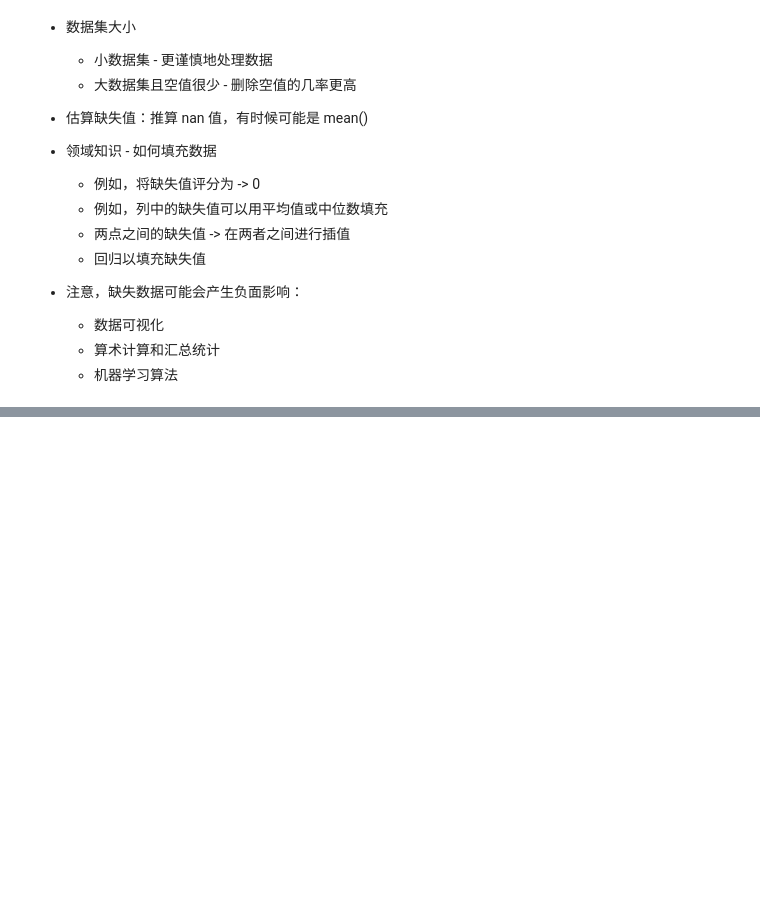
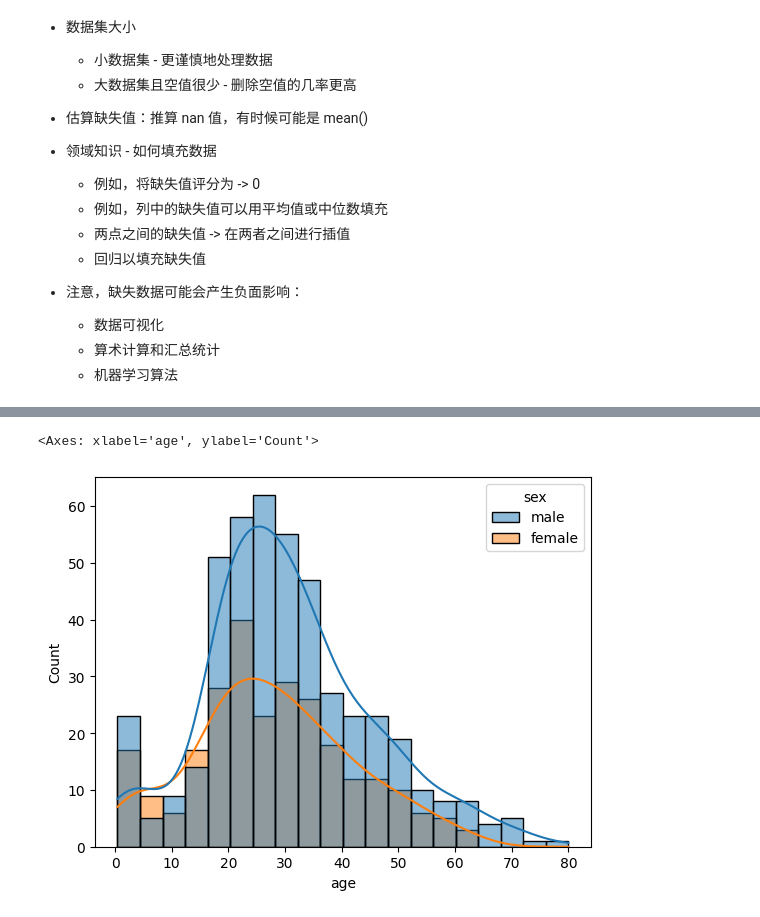
Before and after one commit to JessieH521/Data_Platform_DE24, a Jupyter notebook: 03_PANDAS_SERIES_DATAFRAME/3_missing_data.ipynb, the cells around one changed output, grey strips where cells are left out. Drawn from its saved outputs; the diff is of its cells as text; code cells hidden in the pictures; blank space fills up the shorter version.

```diff
--- a/03_PANDAS_SERIES_DATAFRAME/3_missing_data.ipynb
+++ b/03_PANDAS_SERIES_DATAFRAME/3_missing_data.ipynb
@@ -193,0 +203,5 @@ scores.fillna(0)    # 赋值给 nan 的值 为0
+# %%
+import seaborn as sns
+
+titanic = sns.load_dataset("titanic")   # Dataframe
+titanic.head()
@@ -193,0 +256,11 @@ scores.fillna(0)    # 赋值给 nan 的值 为0
+# %%
+# 直方图（Histogram）, 核密度估计图（KDE）Kernel Density Estimation）
+#核密度估计是一种平滑的概率密度函数，用曲线表示变量的分布，而不是用离散的柱形图。
+# 加上 kde=True 参数后，会在直方图上叠加一条平滑的分布曲线，表示数据的密度分布.
+# 设置 kde=False 的效果是 只绘制直方图，不显示核密度估计 (KDE) 曲线。
+# hue="sex": 按照乘客的性别（sex 列）分组，并用不同的颜色显示每个组的数据。男性和女性乘客的年龄分布将以不同颜色的直方图和 KDE 曲线呈现
+
+sns.histplot(data = titanic, x = 'age', kde=True, hue="sex")
+# %% [output]
+<Axes: xlabel='age', ylabel='Count'>
+[figure, added]
```
Also changed, not shown: parts of 20 cells of this notebook.
